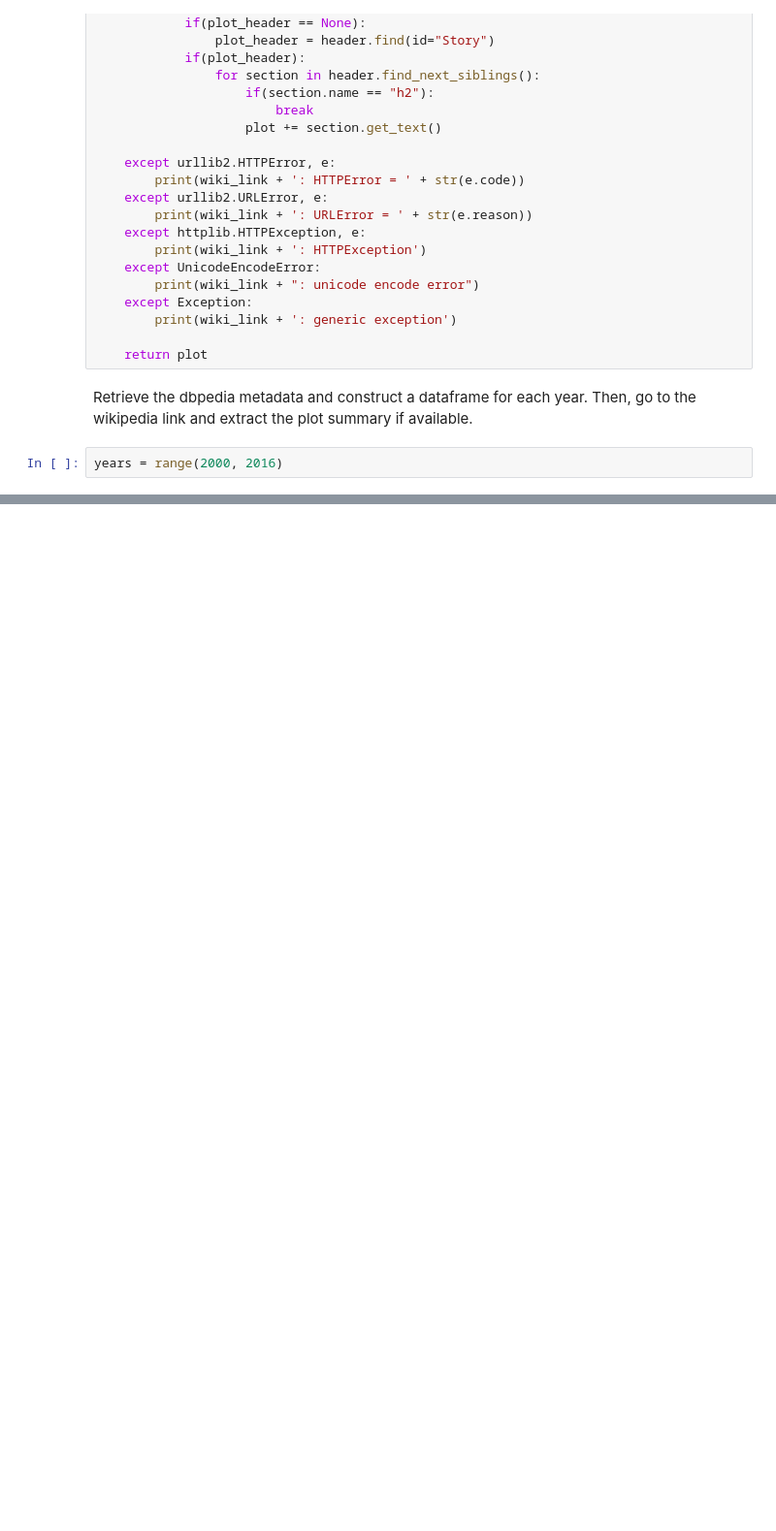
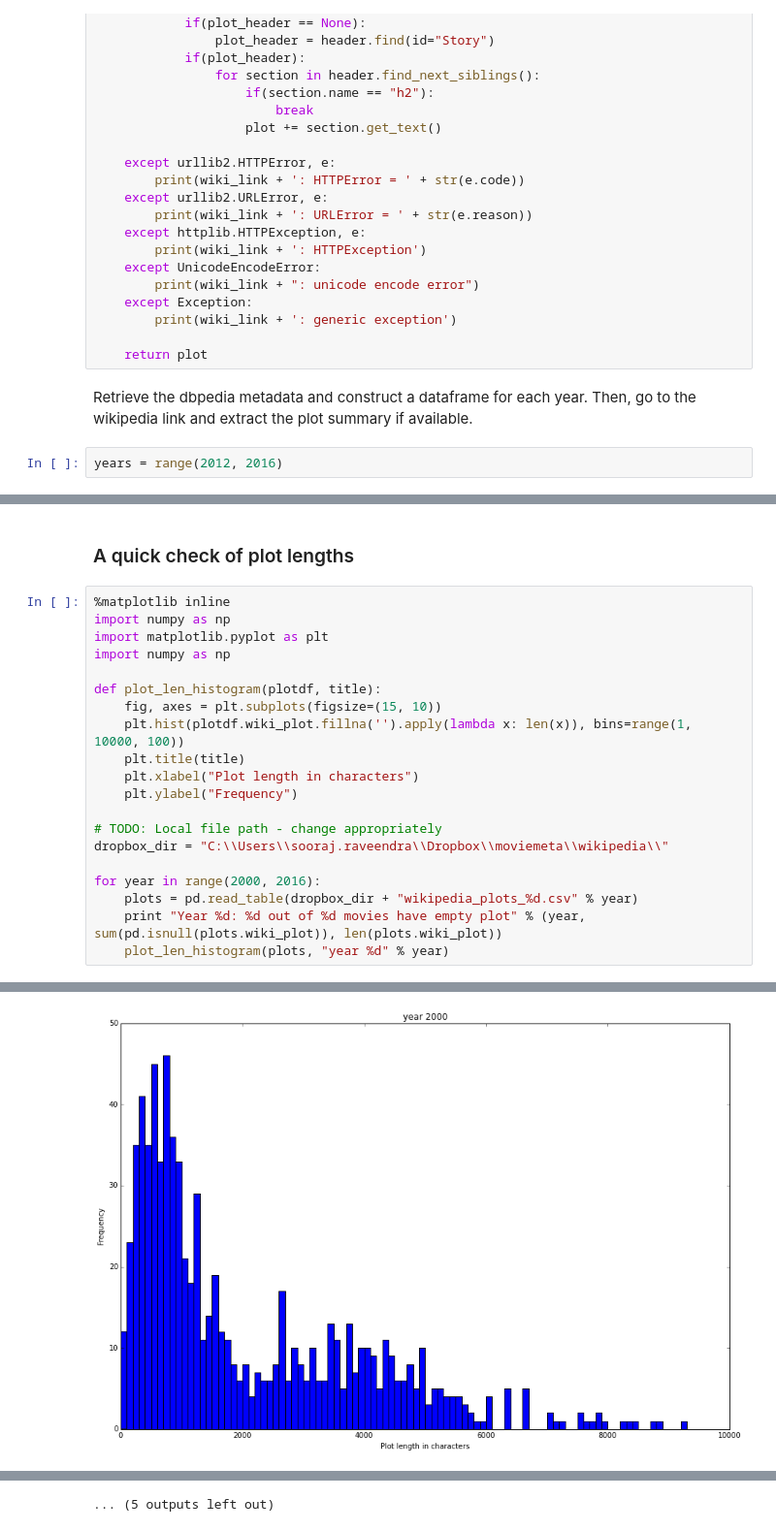
Before and after one commit to soorajmr/moviemeta, a Jupyter notebook: notebooks/dbpedia_plots.ipynb, the cells around one changed output, grey strips where cells are left out. Shown: that part at 97% size. Drawn from its saved outputs; the diff is of its cells as text; blank space fills up the shorter version.

Commit message:
plots of plots! :-)

```diff
--- a/notebooks/dbpedia_plots.ipynb
+++ b/notebooks/dbpedia_plots.ipynb
@@ -158,7 +158,7 @@ def get_wikipedia_plot(wiki_link, delay_sec=0.5):
 # %% [markdown]
 Retrieve the dbpedia metadata and construct a dataframe for each year. Then, go to the wikipedia link and extract the plot summary if available.
 # %%
-years = range(2000, 2016)
+years = range(2012, 2016)
 # %%
 for year in years:
     dbp_df = get_dbpedia_data_for_year(year)
@@ -186,0 +196,23 @@ http://en.wikipedia.org/wiki/Bekhal's_Tears: HTTPError = 404
+# %% [markdown]
+### A quick check of plot lengths
+# %%
+%matplotlib inline
+import numpy as np
+import matplotlib.pyplot as plt
+import numpy as np
+
+def plot_len_histogram(plotdf, title):
+    fig, axes = plt.subplots(figsize=(15, 10))
+    plt.hist(plotdf.wiki_plot.fillna('').apply(lambda x: len(x)), bins=range(1, 10000, 100))
+    plt.title(title)
+    plt.xlabel("Plot length in characters")
+    plt.ylabel("Frequency")
+
+# TODO: Local file path - change appropriately
+dropbox_dir = "C:\\Users\\sooraj.raveendra\\Dropbox\\moviemeta\\wikipedia\\"
+
+for year in range(2000, 2016):
+    plots = pd.read_table(dropbox_dir + "wikipedia_plots_%d.csv" % year)
+    print "Year %d: %d out of %d movies have empty plot" % (year, sum(pd.isnull(plots.wiki_plot)), len(plots.wiki_plot))
+    plot_len_histogram(plots, "year %d" % year)
+# %% [output]
@@ -186,0 +235 @@ http://en.wikipedia.org/wiki/Bekhal's_Tears: HTTPError = 404
+[figure, added]
@@ -186,0 +246 @@ http://en.wikipedia.org/wiki/Bekhal's_Tears: HTTPError = 404
+... (5 outputs left out)
```
Also changed, not shown: parts of 2 cells of this notebook.
